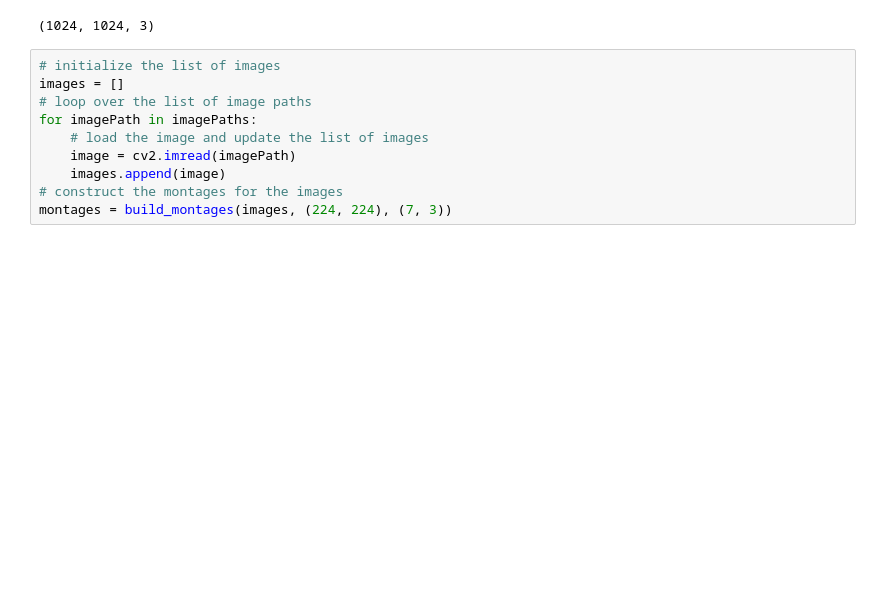
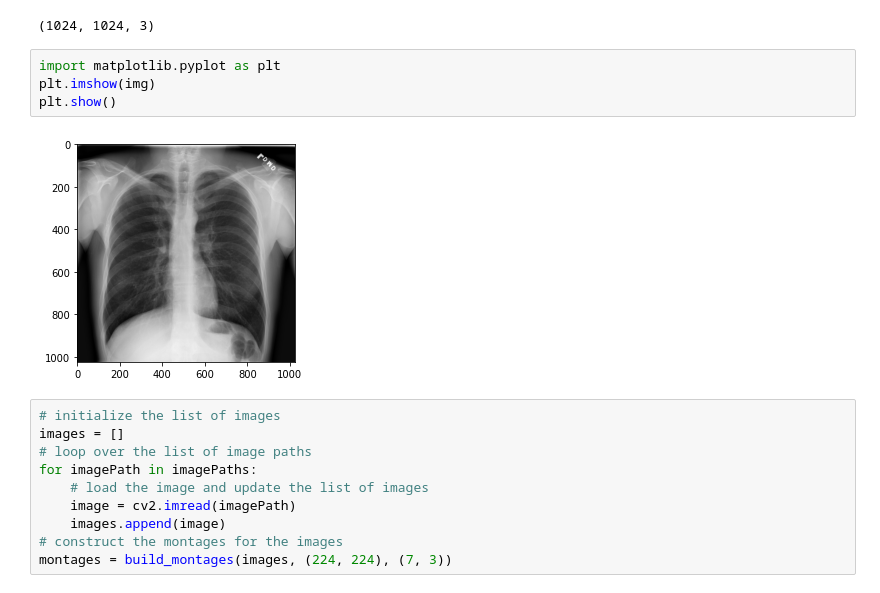
Before and after one commit to plaban1981/Dphi_hackathon, a Jupyter notebook: Pneumonia_Classification_Challenge.ipynb, the cells around one changed output. Drawn from its saved outputs; the diff is of its cells as text; blank space fills up the shorter version.

```diff
--- a/Pneumonia_Classification_Challenge.ipynb
+++ b/Pneumonia_Classification_Challenge.ipynb
@@ -71,6 +99,12 @@ img = cv2.imread(imagePaths[0])
 img.shape
 # %% [output]
 (1024, 1024, 3)
+# %%
+import matplotlib.pyplot as plt
+plt.imshow(img)
+plt.show()
+# %% [output]
+[figure, added]
 # %%
 # initialize the list of images
 images = []
```
Also changed, not shown: parts of 12 cells of this notebook.
